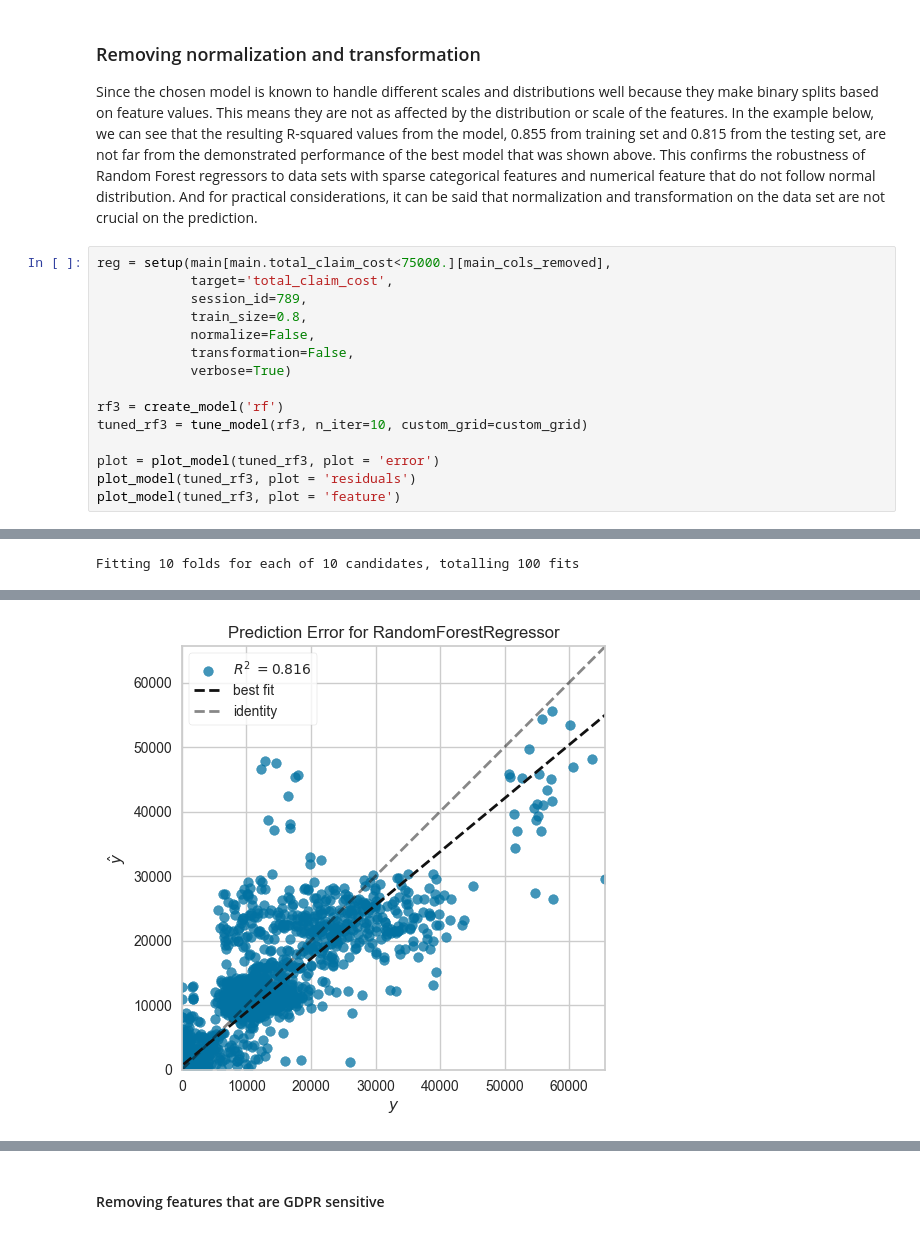
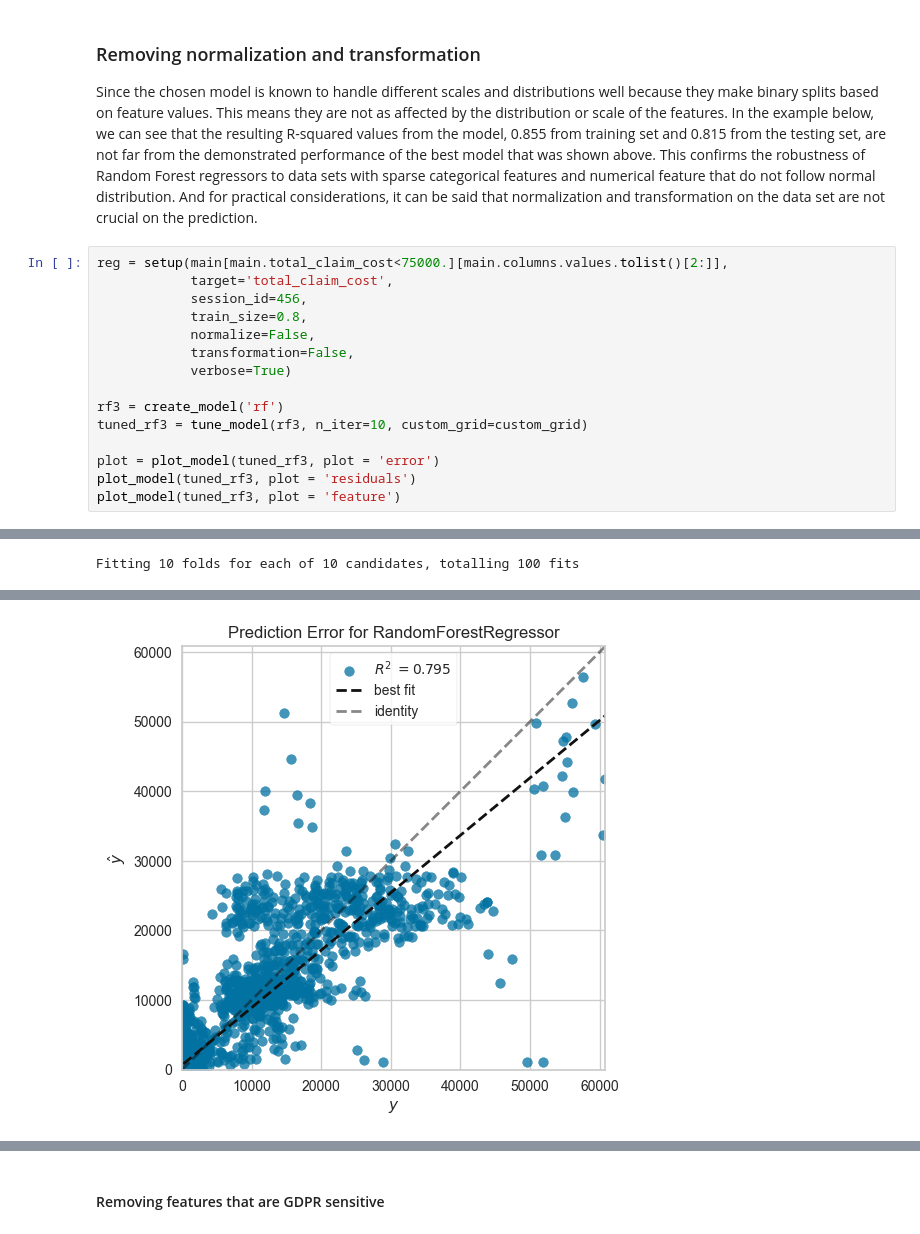
Before and after one commit to rntco/mgh, a Jupyter notebook: mgh_medical_encounters.ipynb, the cells around one changed output, grey strips where cells are left out. Drawn from its saved outputs; the diff is of its cells as text.

```diff
--- a/mgh_medical_encounters.ipynb
+++ b/mgh_medical_encounters.ipynb
@@ -411,9 +420,9 @@ This indicates that the tuned model explains 85.7% of the variance in the traini
 ### Removing normalization and transformation
 Since the chosen model is known to handle different scales and distributions well because they make binary splits based on feature values. This means they are not as affected by the distribution or scale of the features. In the example below, we can see that the resulting R-squared values from the model, 0.855 from training set and 0.815 from the testing set, are not far from the demonstrated performance of the best model that was shown above. This confirms the robustness of Random Forest regressors to data sets with sparse categorical features and numerical feature that do not follow normal distribution. And for practical considerations, it can be said that normalization and transformation on the data set are not crucial on the prediction.
 # %%
-reg = setup(main[main.total_claim_cost<75000.][main_cols_removed],
+reg = setup(main[main.total_claim_cost<75000.][main.columns.values.tolist()[2:]],
             target='total_claim_cost',
-            session_id=789,
+            session_id=456,
             train_size=0.8,
             normalize=False,
             transformation=False,
@@ -477,5 +486,5 @@ plot_model(tuned_rf3, plot = 'feature')
 [interactive output not drawn]
 Fitting 10 folds for each of 10 candidates, totalling 100 fits
 [interactive output not drawn]
-[figure, old version]
+[figure, new version]
 [interactive output not drawn]
```
Also changed, not shown: parts of 13 cells of this notebook, 1 other file.
